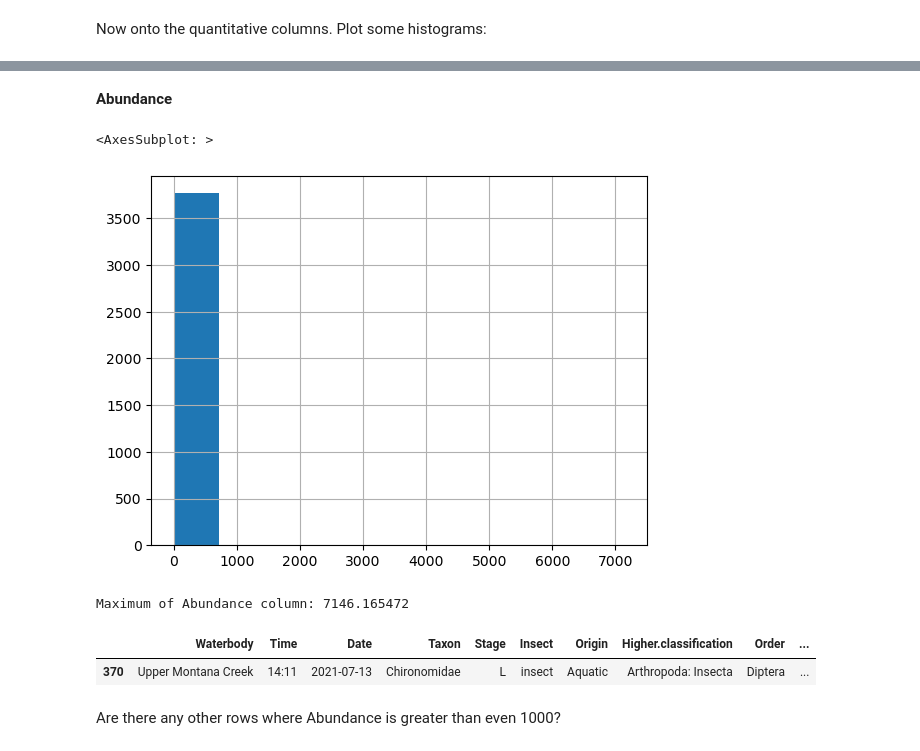
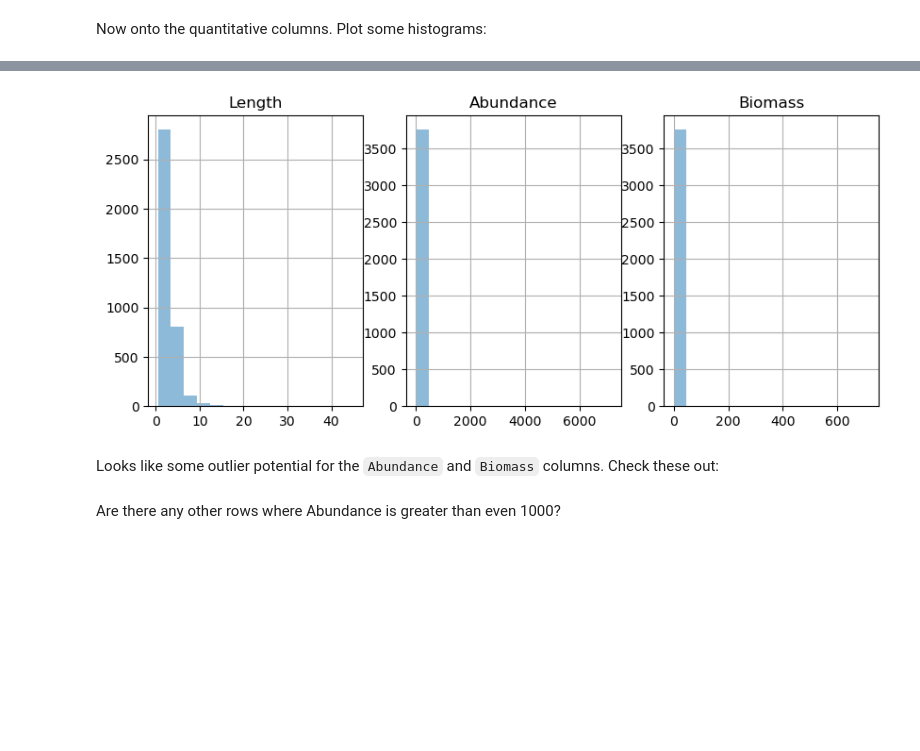
Before and after one commit to ua-snap/casc-data-mgmt, a Jupyter notebook: Fitzgerald_etal_2023/data_review.ipynb, the cells around one changed output, grey strips where cells are left out. Saved outputs shown, nothing was run; the diff lists cells and outputs as text; code cells hidden in the pictures; blank space fills up the shorter version.

```diff
--- a/Fitzgerald_etal_2023/data_review.ipynb
+++ b/Fitzgerald_etal_2023/data_review.ipynb
@@ -97,17 +80,13 @@ df.Length.hist()
-# %% [markdown]
-**Abundance**
-# %%
-df.Abundance.hist()
-# %% [output]
-<AxesSubplot: >
-[figure, removed]
-# %%
-print(f"Maximum of Abundance column: {df.Abundance.max()}")
-df[df.Abundance == df.Abundance.max()]
-# %% [output]
-Maximum of Abundance column: 7146.165472
-|  | Waterbody | Time | Date | Taxon | Stage | Insect | Origin | Higher.classification | Order | ... |
-| 370 | Upper Montana Creek | 14:11 | 2021-07-13 | Chironomidae | L | insect | Aquatic | Arthropoda: Insecta | Diptera | ... |
+# %%
+fig, axs = plt.subplots(1, 3, figsize=(10, 4))
+
+for col, ax in zip(["Length", "Abundance", "Biomass"], axs.flatten()):
+    df[col].hist(alpha=0.5, bins=15, ax=ax)
+    ax.set_title(col)
+# %% [output]
+[figure, added]
+# %% [markdown]
+Looks like some outlier potential for the `Abundance` and `Biomass` columns. Check these out:
 # %% [markdown]
 Are there any other rows where Abundance is greater than even 1000?
 # %%
```
Also changed, not shown: parts of 34 cells of this notebook.
